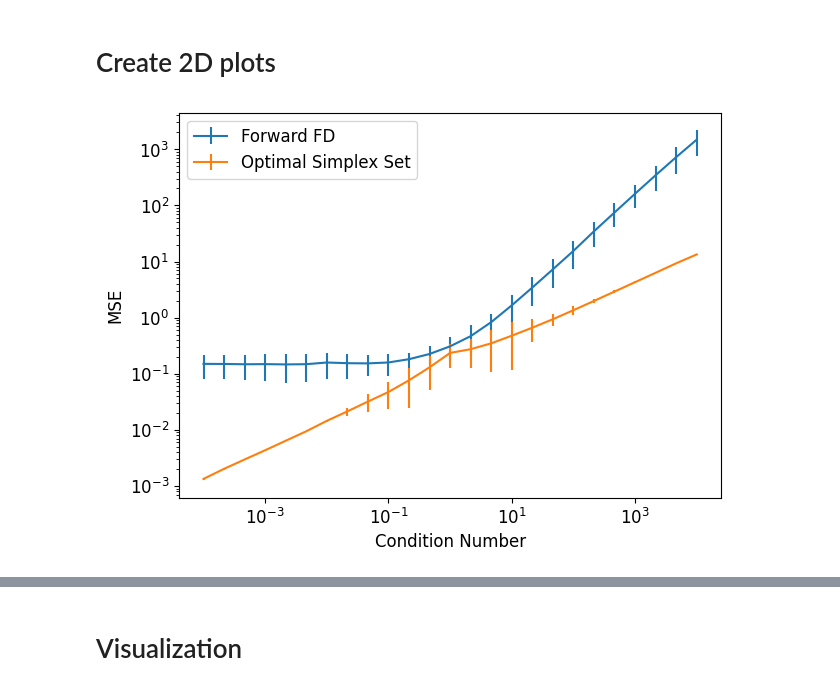
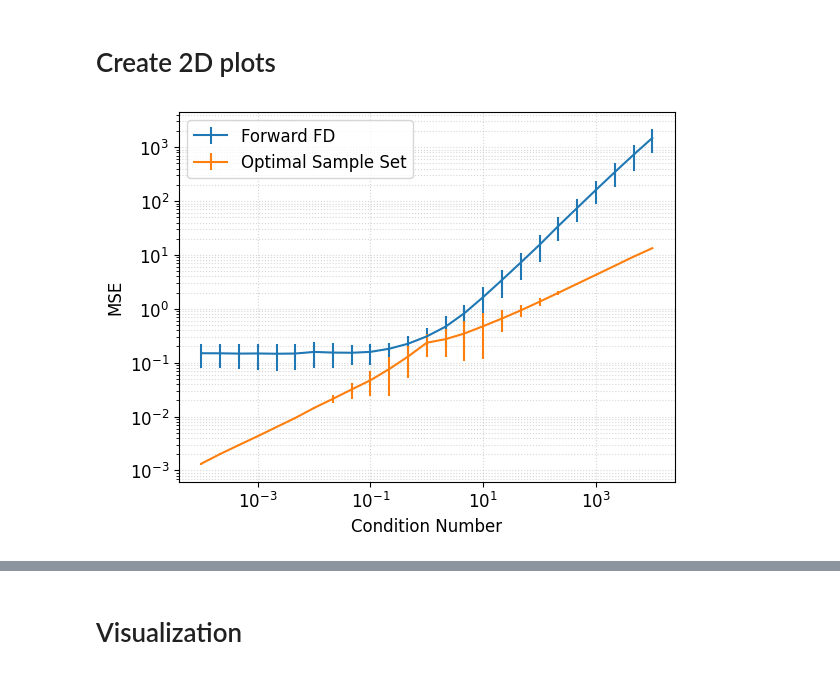
Before and after one commit to daniellengyel/curr_adventure, a Jupyter notebook: exact_sampling/notesbooks/Quadratic 2D Demonstration.ipynb, the cells around one changed output, grey strips where cells are left out. Drawn from its saved outputs; the diff is of its cells as text; code cells hidden in the pictures.

```diff
--- a/exact_sampling/notesbooks/Quadratic 2D Demonstration.ipynb
+++ b/exact_sampling/notesbooks/Quadratic 2D Demonstration.ipynb
@@ -41,27 +41,16 @@ def create_ellipse(D, N, sample_point):
     ellipse = jnp.linalg.inv(jnp.sqrt(D)) @ X
     return scale, ellipse
 # %%
-def get_mc_loss(F, x_0, num_runs):
+def get_mc_loss(F, x_0, num_runs, H=None):
     g_F = F.f1(x_0)
+    if H is None:
+        H = F.f2(x_0)
     def helper(grad_getter, jrandom_key):
         errs = []
         for _ in range(num_runs):
             jrandom_key, subkey = jrandom.split(jrandom_key)
-            sgd = grad_getter.grad(F, x_0, subkey, H=F.f2(x_0))[0]
+            sgd = grad_getter.grad(F, x_0, subkey, H=H)[0]
             errs.append(float(jnp.linalg.norm(sgd - g_F)**2))
         errs = jnp.array(errs)
         return jnp.mean(errs), jnp.std(errs), jnp.percentile(errs, 25), jnp.percentile(errs, 75)
     return helper
-# %%
-D = jnp.array([[1e-3, 0], [0, 1]])
-
-jrandom_key, subkey = jrandom.split(jrandom_key)
-
-F = Quadratic(1/2 * D, jnp.zeros(2), 0, sig=sig)
-
-l = get_mc_loss(F, x_0, 50)
-
-S_ours = Ours(sig, max_h=float("inf"))
-S_FD = FD(sig, is_central=False, h=float("inf"), use_H=True)
-
-l(S_ours, jrandom_key)
@@ -87,7 +69,7 @@ a_range = jnp.logspace(-4, 4, 25)
 num_MC = 50
 
 for a in tqdm(a_range):
-    D = jnp.array([[a*1, 0], [0, 1]])
+    D = jnp.array([[a, 0], [0, 1]])
 
     jrandom_key, subkey = jrandom.split(jrandom_key)
 
@@ -104,16 +86,17 @@ for a in tqdm(a_range):
 res = jnp.array(res)
 # %%
 plt.errorbar(a_range, res[:, 1, 0], (res[:, 1, 3:] - res[:, 1, 0].reshape(-1, 1)).T, label="Forward FD")
-plt.errorbar(a_range, res[:, 0, 0], (res[:, 0, 3:] - res[:, 0, 0].reshape(-1, 1)).T, label="Optimal Simplex Set")
+plt.errorbar(a_range, res[:, 0, 0], (res[:, 0, 3:] - res[:, 0, 0].reshape(-1, 1)).T, label="Optimal Sample Set")
 plt.xscale("log")
 plt.yscale("log")
+plt.grid(which="both", linestyle=":", alpha=.5)
 
 plt.xlabel("Condition Number")
 plt.ylabel("MSE")
 
 plt.legend()
 
-plt.savefig("Figures/sig_{}_num_{}_2d_Error.jpeg".format(sig, num_MC), dpi=500)
+plt.savefig("Figures/sig_{}_num_{}_2d_Error.pdf".format(sig, num_MC))
 plt.show()
 # %% [output]
-[figure, old version]
+[figure, new version]
```
Also changed, not shown: parts of 11 cells of this notebook, 19 other files.
